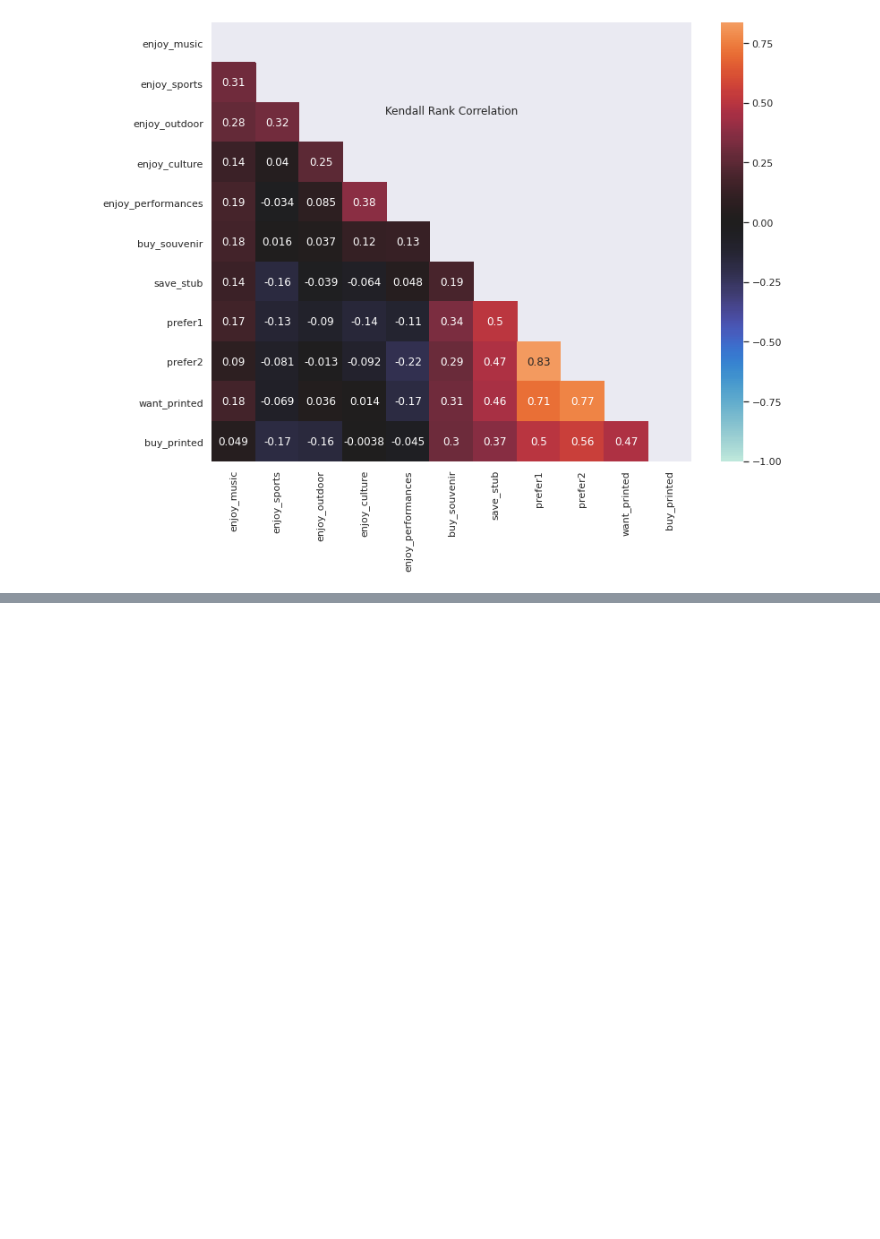
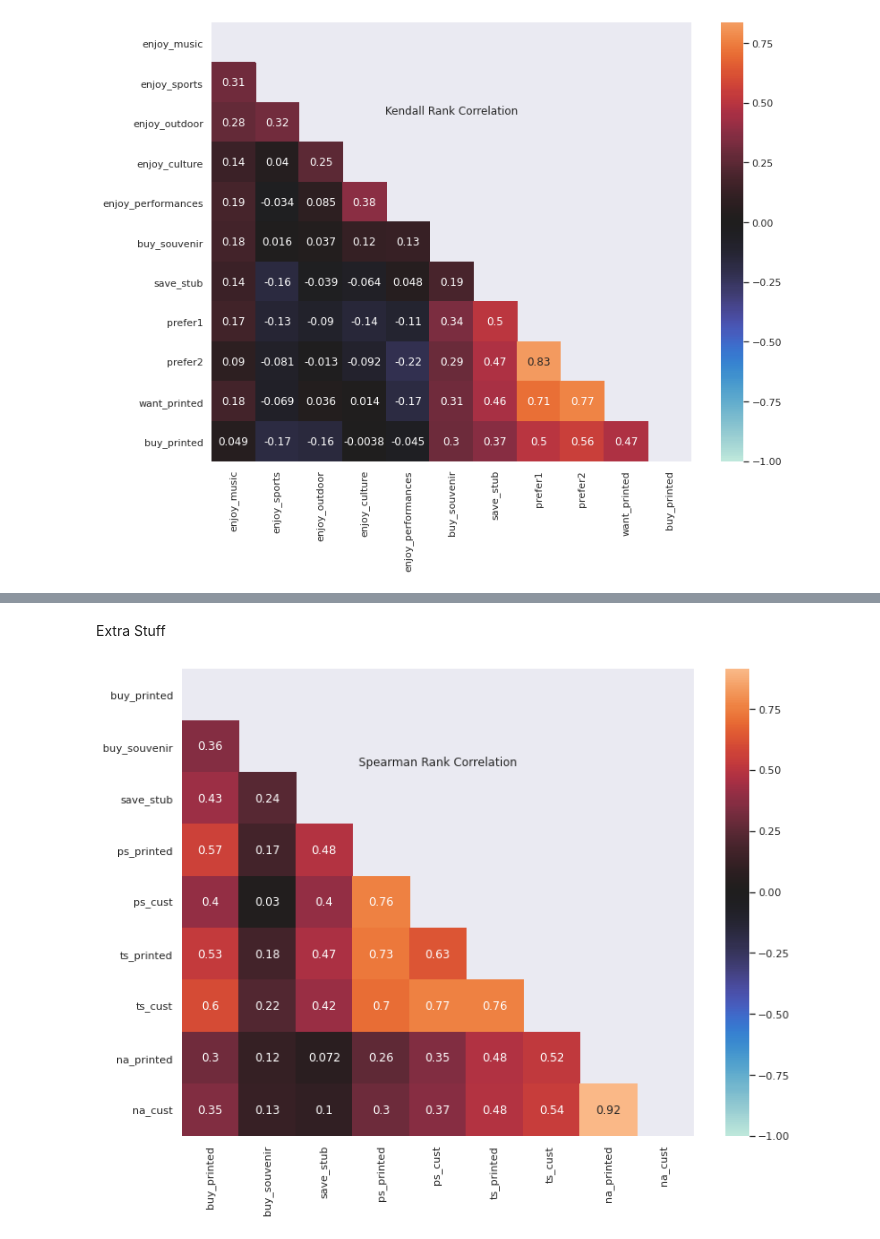
Before and after one commit to LibbyFender/Learning, a Jupyter notebook: SPEX650.ipynb, the cells around one changed output, grey strips where cells are left out. Drawn from its saved outputs; the diff is of its cells as text; code cells hidden in the pictures; blank space fills up the shorter version.

```diff
--- a/SPEX650.ipynb
+++ b/SPEX650.ipynb
@@ -1104,0 +1124,2 @@ ax = sns.heatmap(df_new.corr(method='kendall'), annot= True, fmt='.2g', mask=tri
+# %%
+df_signif = df[['buy_printed', 'buy_souvenir', 'save_stub', 'ps_printed', 'ps_cust', 'ts_printed', 'ts_cust', 'na_printed', 'na_cust']]
@@ -1104,0 +1135,9 @@ ax = sns.heatmap(df_new.corr(method='kendall'), annot= True, fmt='.2g', mask=tri
+# %% [markdown]
+Extra Stuff
+# %%
+tri= np.triu(df_signif.corr(method='spearman'))
+f, ax =plt.subplots(figsize=(12,9))
+plt.title('Spearman Rank Correlation', pad=-102, loc='center')
+ax = sns.heatmap(df_signif.corr(method='spearman'), annot= True, fmt='.2g', mask=tri, vmin=-1, center=0)
+# %% [output]
+[figure, added]
```
Also changed, not shown: parts of 4 cells of this notebook.
